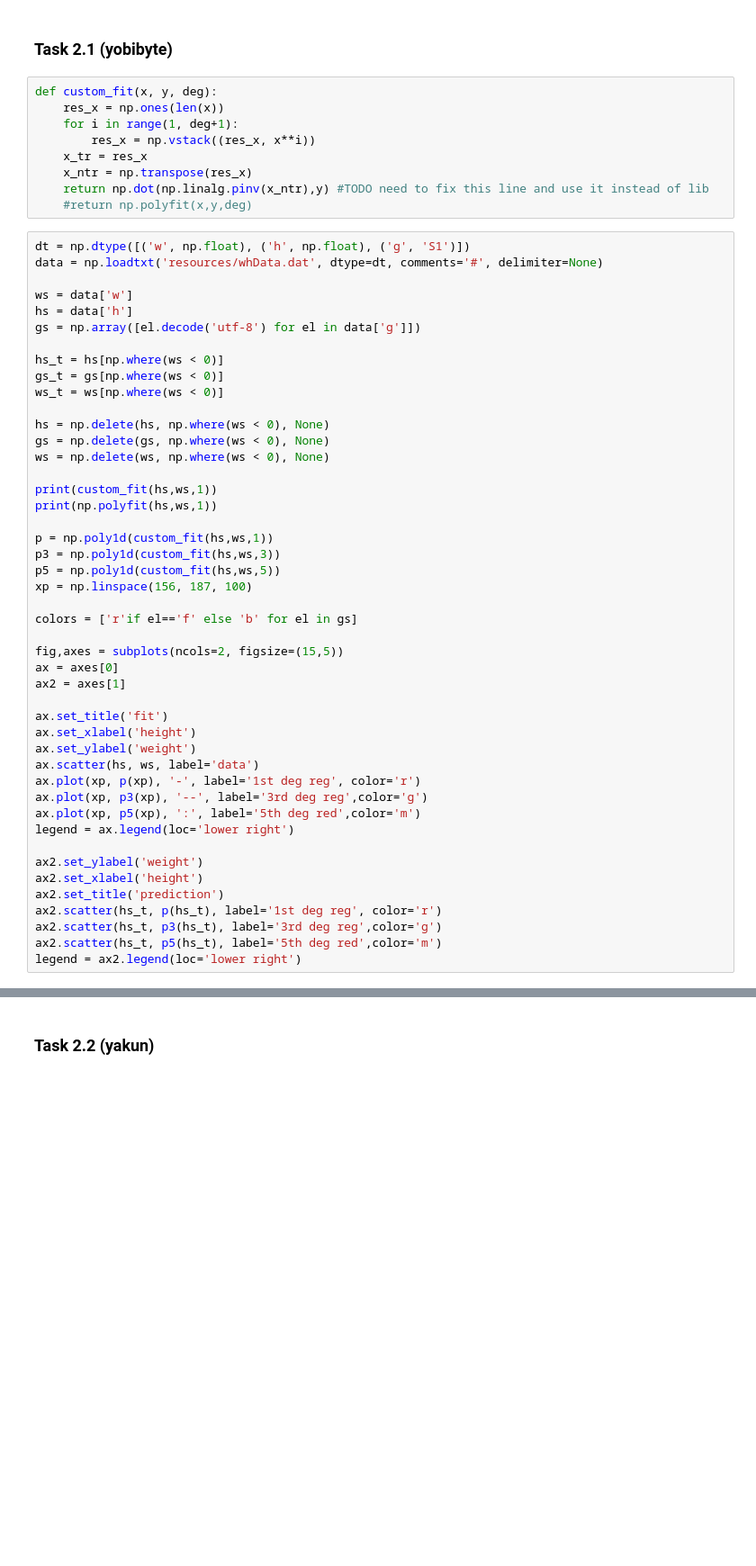
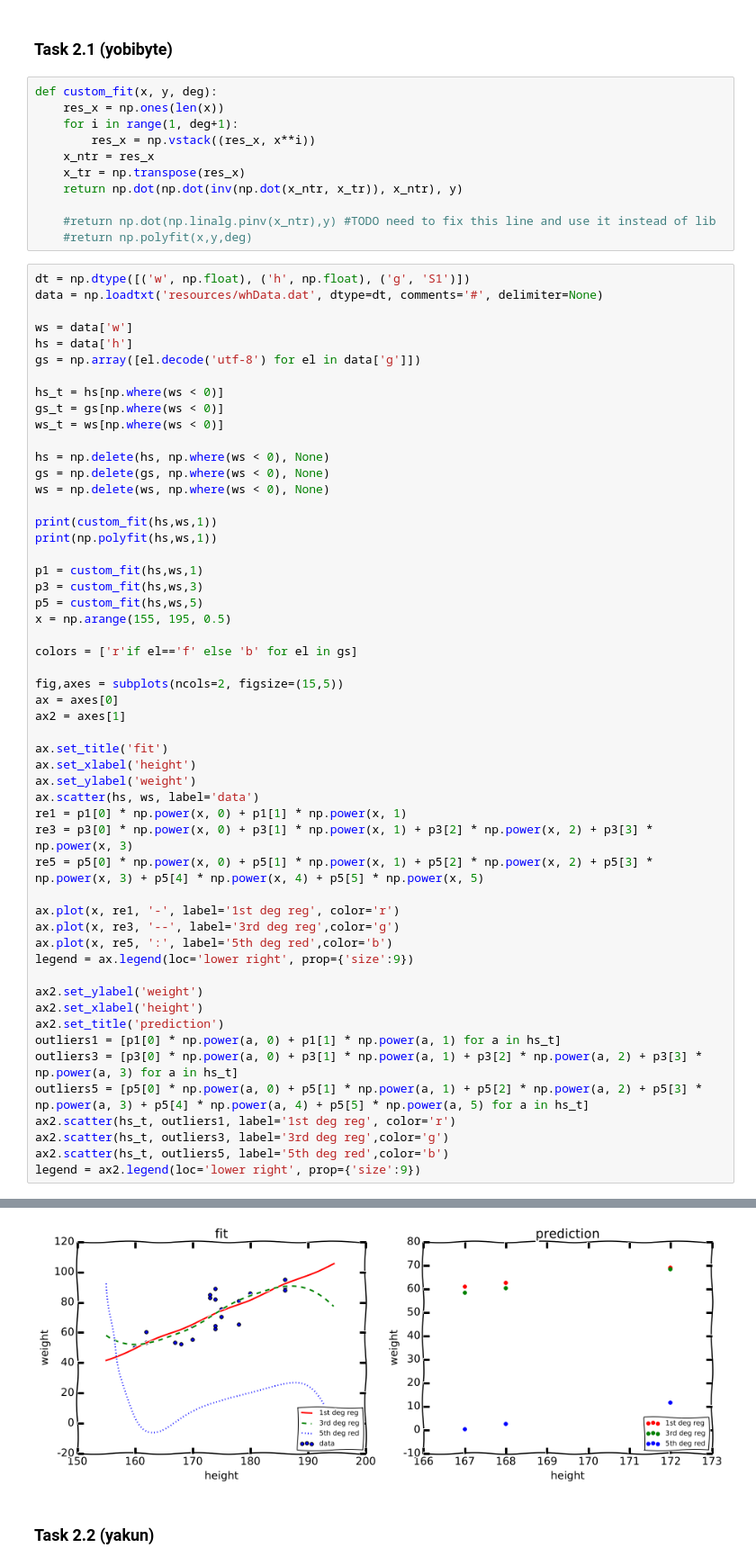
Before and after one commit to liyakun/Pattern-Recognition, a Jupyter notebook: SecondProject/src2.ipynb, the cells around one changed output, grey strips where cells are left out. Shown: that part at 90% size. Cells and saved outputs as stored; diff of their text form; blank space fills up the shorter version.

```diff
--- a/SecondProject/src2.ipynb
+++ b/SecondProject/src2.ipynb
@@ -30,9 +30,11 @@ def custom_fit(x, y, deg):
     res_x = np.ones(len(x))
     for i in range(1, deg+1):
         res_x = np.vstack((res_x, x**i))
-    x_tr = res_x
-    x_ntr = np.transpose(res_x)
-    return np.dot(np.linalg.pinv(x_ntr),y) #TODO need to fix this line and use it instead of lib
+    x_ntr = res_x
+    x_tr = np.transpose(res_x)
+    return np.dot(np.dot(inv(np.dot(x_ntr, x_tr)), x_ntr), y)
+
+    #return np.dot(np.linalg.pinv(x_ntr),y) #TODO need to fix this line and use it instead of lib
     #return np.polyfit(x,y,deg)
 # %%
 dt = np.dtype([('w', np.float), ('h', np.float), ('g', 'S1')])
@@ -53,10 +55,10 @@ ws = np.delete(ws, np.where(ws < 0), None)
 print(custom_fit(hs,ws,1))
 print(np.polyfit(hs,ws,1))
 
-p = np.poly1d(custom_fit(hs,ws,1))
-p3 = np.poly1d(custom_fit(hs,ws,3))
-p5 = np.poly1d(custom_fit(hs,ws,5))
-xp = np.linspace(156, 187, 100)
+p1 = custom_fit(hs,ws,1)
+p3 = custom_fit(hs,ws,3)
+p5 = custom_fit(hs,ws,5)
+x = np.arange(155, 195, 0.5)
 
 colors = ['r'if el=='f' else 'b' for el in gs]
 
@@ -68,15 +70,23 @@ ax.set_title('fit')
 ax.set_xlabel('height')
 ax.set_ylabel('weight')
 ax.scatter(hs, ws, label='data')
-ax.plot(xp, p(xp), '-', label='1st deg reg', color='r')
-ax.plot(xp, p3(xp), '--', label='3rd deg reg',color='g')
-ax.plot(xp, p5(xp), ':', label='5th deg red',color='m')
-legend = ax.legend(loc='lower right')
+re1 = p1[0] * np.power(x, 0) + p1[1] * np.power(x, 1)
+re3 = p3[0] * np.power(x, 0) + p3[1] * np.power(x, 1) + p3[2] * np.power(x, 2) + p3[3] * np.power(x, 3)
+re5 = p5[0] * np.power(x, 0) + p5[1] * np.power(x, 1) + p5[2] * np.power(x, 2) + p5[3] * np.power(x, 3) + p5[4] * np.power(x, 4) + p5[5] * np.power(x, 5)
+
+ax.plot(x, re1, '-', label='1st deg reg', color='r')
+ax.plot(x, re3, '--', label='3rd deg reg',color='g')
+ax.plot(x, re5, ':', label='5th deg red',color='b')
+legend = ax.legend(loc='lower right', prop={'size':9})
 
 ax2.set_ylabel('weight')
 ax2.set_xlabel('height')
 ax2.set_title('prediction')
-ax2.scatter(hs_t, p(hs_t), label='1st deg reg', color='r')
-ax2.scatter(hs_t, p3(hs_t), label='3rd deg reg',color='g')
-ax2.scatter(hs_t, p5(hs_t), label='5th deg red',color='m')
-legend = ax2.legend(loc='lower right')
+outliers1 = [p1[0] * np.power(a, 0) + p1[1] * np.power(a, 1) for a in hs_t]
+outliers3 = [p3[0] * np.power(a, 0) + p3[1] * np.power(a, 1) + p3[2] * np.power(a, 2) + p3[3] * np.power(a, 3) for a in hs_t]
+outliers5 = [p5[0] * np.power(a, 0) + p5[1] * np.power(a, 1) + p5[2] * np.power(a, 2) + p5[3] * np.power(a, 3) + p5[4] * np.power(a, 4) + p5[5] * np.power(a, 5) for a in hs_t]
+ax2.scatter(hs_t, outliers1, label='1st deg reg', color='r')
+ax2.scatter(hs_t, outliers3, label='3rd deg reg',color='g')
+ax2.scatter(hs_t, outliers5, label='5th deg red',color='b')
+legend = ax2.legend(loc='lower right', prop={'size':9})
+# %% [output]
@@ -83,3 +95,4 @@ legend = ax2.legend(loc='lower right')
+[figure, added]
 # %% [markdown]
 ### Task 2.2 (yakun)
 # %%
```
Also changed, not shown: parts of 4 cells of this notebook.
